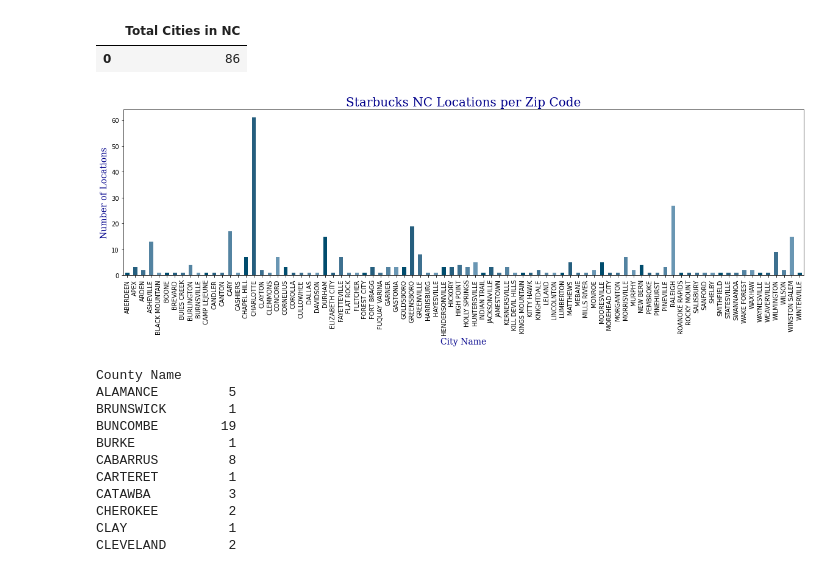
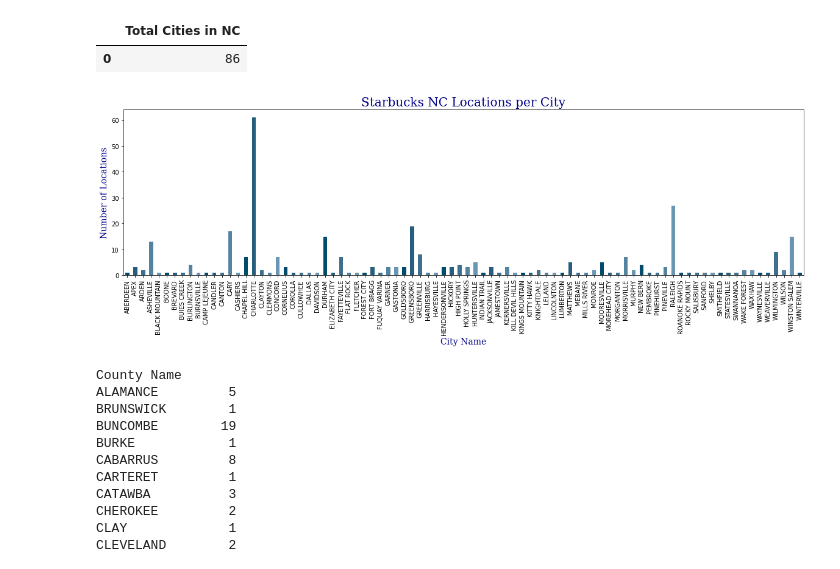
Before and after one commit to AnaLindaPenny/project-one, a Jupyter notebook: Starbucks-Solo-Analysis.ipynb, the cells around one changed output. Saved outputs shown, nothing was run; the diff lists cells and outputs as text; code cells hidden in the pictures.

```diff
--- a/Starbucks-Solo-Analysis.ipynb
+++ b/Starbucks-Solo-Analysis.ipynb
@@ -237,20 +237,20 @@ total_city_count_df.head()
 # %%
 # Generate a bar plot showing the total number of Starbucks locations per Zip_Code using pandas
 locations_per_City_y_data_points = new_nc_sb_df.groupby(['City_y']).count()['Zip_Code']
 colors = ['#004c6d', '#255e7e', '#3d708f', '#5383a1', '#6996b3']
 
 locations_per_City_y_data_points.plot(kind='bar', figsize=(20,5), color=colors)
 
 font1 = {'family':'serif','color':'darkblue','size':20}
 font2 = {'family':'serif','color':'darkblue','size':14}
 
-plt.title('Starbucks NC Locations per Zip Code', fontdict = font1)
+plt.title('Starbucks NC Locations per City', fontdict = font1)
 plt.xlabel('City Name', fontdict = font2)
 plt.ylabel('Number of Locations', fontdict = font2)
 
 plt.show()
 # %% [output]
-[figure, old version]
+[figure, new version]
 # %%
 nc_county_count = new_nc_sb_df.groupby(["County Name"]).count()["Zip_Code"]
 nc_county_count
```
Also changed, not shown: parts of 10 cells of this notebook, 5 other files.
